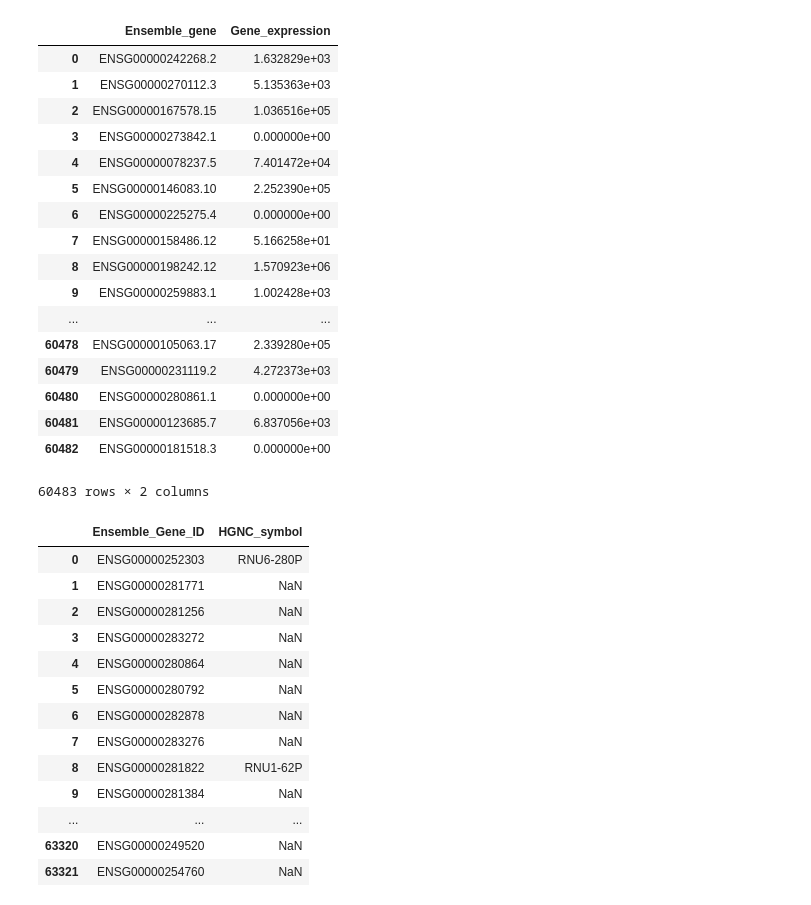
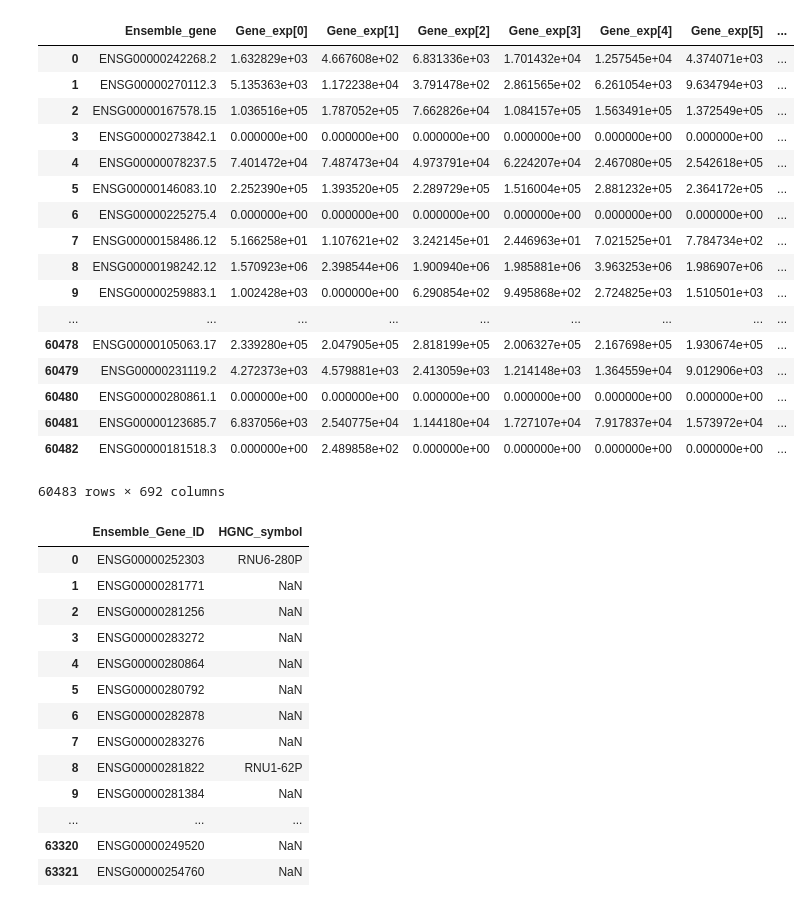
Before and after one commit to kanzabatool/Comp_genomics, a Jupyter notebook: computational_genomics.ipynb, the cells around one changed output. Saved outputs shown, nothing was run; the diff lists cells and outputs as text; code cells hidden in the pictures.

```diff
--- a/computational_genomics.ipynb
+++ b/computational_genomics.ipynb
@@ -1,5 +1,5 @@
 # %%
 import os
-
+filename = []
 for file in os.listdir('cg_project_files'):
-    print(file)
+    filename.append(file)
@@ -24,29 +6,43 @@ fffc1088-c5a6-46a0-b050-860184f6ded2.FPKM-UQ.txt
 # %%
 import numpy as np
 import pandas as pd
+
+patients= []
+df = []
+frames =[]
+for n in range(len(filename)):
+    patient = pd.read_csv('cg_project_files/'"{}".format(filename[n]), sep='\t', header = None)
+    patients.append(patient)
+    patients[n].columns = ["Ensemble_gene", "Gene_exp""{}".format([n])]
+    patients[n] = patients[n].drop('Ensemble_gene', 1)
+
+frame = pd.concat(patients, axis=1, join="inner")
+
 patient1 =pd.read_csv('cg_project_files/000f9b51-4747-4d7f-9ecc-25bef9b25ad7.FPKM-UQ.txt',sep='\t', header = None)
 patient1.columns = ["Ensemble_gene", "Gene_expression"]
+Ensemble_gene = patient1["Ensemble_gene"]
+frames_addcol = pd.concat([Ensemble_gene,frame], axis=1, join="inner")
-# %%
-patient1
-# %% [output]
-|  | Ensemble_gene | Gene_expression |
-| 0 | ENSG00000242268.2 | 1.632829e+03 |
-| 1 | ENSG00000270112.3 | 5.135363e+03 |
-| 2 | ENSG00000167578.15 | 1.036516e+05 |
-| 3 | ENSG00000273842.1 | 0.000000e+00 |
-| 4 | ENSG00000078237.5 | 7.401472e+04 |
-| 5 | ENSG00000146083.10 | 2.252390e+05 |
-| 6 | ENSG00000225275.4 | 0.000000e+00 |
-| 7 | ENSG00000158486.12 | 5.166258e+01 |
-| 8 | ENSG00000198242.12 | 1.570923e+06 |
-| 9 | ENSG00000259883.1 | 1.002428e+03 |
-| ... | ... | ... |
-| 60478 | ENSG00000105063.17 | 2.339280e+05 |
-| 60479 | ENSG00000231119.2 | 4.272373e+03 |
-| 60480 | ENSG00000280861.1 | 0.000000e+00 |
-| 60481 | ENSG00000123685.7 | 6.837056e+03 |
-| 60482 | ENSG00000181518.3 | 0.000000e+00 |
-60483 rows × 2 columns
+# %%
+frames_addcol
+# %% [output]
+|  | Ensemble_gene | Gene_exp[0] | Gene_exp[1] | Gene_exp[2] | Gene_exp[3] | Gene_exp[4] | Gene_exp[5] | ... |
+| 0 | ENSG00000242268.2 | 1.632829e+03 | 4.667608e+02 | 6.831336e+03 | 1.701432e+04 | 1.257545e+04 | 4.374071e+03 | ... |
+| 1 | ENSG00000270112.3 | 5.135363e+03 | 1.172238e+04 | 3.791478e+02 | 2.861565e+02 | 6.261054e+03 | 9.634794e+03 | ... |
+| 2 | ENSG00000167578.15 | 1.036516e+05 | 1.787052e+05 | 7.662826e+04 | 1.084157e+05 | 1.563491e+05 | 1.372549e+05 | ... |
+| 3 | ENSG00000273842.1 | 0.000000e+00 | 0.000000e+00 | 0.000000e+00 | 0.000000e+00 | 0.000000e+00 | 0.000000e+00 | ... |
+| 4 | ENSG00000078237.5 | 7.401472e+04 | 7.487473e+04 | 4.973791e+04 | 6.224207e+04 | 2.467080e+05 | 2.542618e+05 | ... |
+| 5 | ENSG00000146083.10 | 2.252390e+05 | 1.393520e+05 | 2.289729e+05 | 1.516004e+05 | 2.881232e+05 | 2.364172e+05 | ... |
+| 6 | ENSG00000225275.4 | 0.000000e+00 | 0.000000e+00 | 0.000000e+00 | 0.000000e+00 | 0.000000e+00 | 0.000000e+00 | ... |
+| 7 | ENSG00000158486.12 | 5.166258e+01 | 1.107621e+02 | 3.242145e+01 | 2.446963e+01 | 7.021525e+01 | 7.784734e+02 | ... |
+| 8 | ENSG00000198242.12 | 1.570923e+06 | 2.398544e+06 | 1.900940e+06 | 1.985881e+06 | 3.963253e+06 | 1.986907e+06 | ... |
+| 9 | ENSG00000259883.1 | 1.002428e+03 | 0.000000e+00 | 6.290854e+02 | 9.495868e+02 | 2.724825e+03 | 1.510501e+03 | ... |
+| ... | ... | ... | ... | ... | ... | ... | ... | ... |
+| 60478 | ENSG00000105063.17 | 2.339280e+05 | 2.047905e+05 | 2.818199e+05 | 2.006327e+05 | 2.167698e+05 | 1.930674e+05 | ... |
+| 60479 | ENSG00000231119.2 | 4.272373e+03 | 4.579881e+03 | 2.413059e+03 | 1.214148e+03 | 1.364559e+04 | 9.012906e+03 | ... |
+| 60480 | ENSG00000280861.1 | 0.000000e+00 | 0.000000e+00 | 0.000000e+00 | 0.000000e+00 | 0.000000e+00 | 0.000000e+00 | ... |
+| 60481 | ENSG00000123685.7 | 6.837056e+03 | 2.540775e+04 | 1.144180e+04 | 1.727107e+04 | 7.917837e+04 | 1.573972e+04 | ... |
+| 60482 | ENSG00000181518.3 | 0.000000e+00 | 2.489858e+02 | 0.000000e+00 | 0.000000e+00 | 0.000000e+00 | 0.000000e+00 | ... |
+60483 rows × 692 columns
 # %%
 GeneID = pd.read_csv('EnsembltoGeneID.txt',sep='\t')
 GeneID.columns = ["Ensemble_Gene_ID", "HGNC_symbol"]
```
Also changed, not shown: parts of 5 cells of this notebook.
